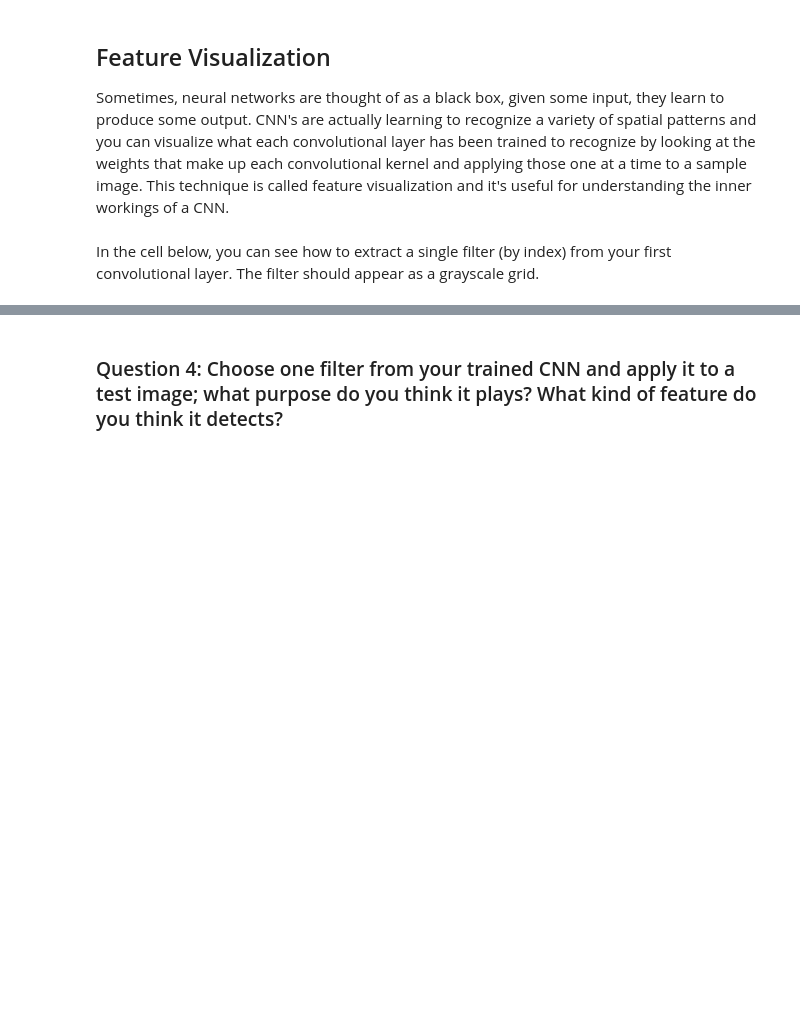
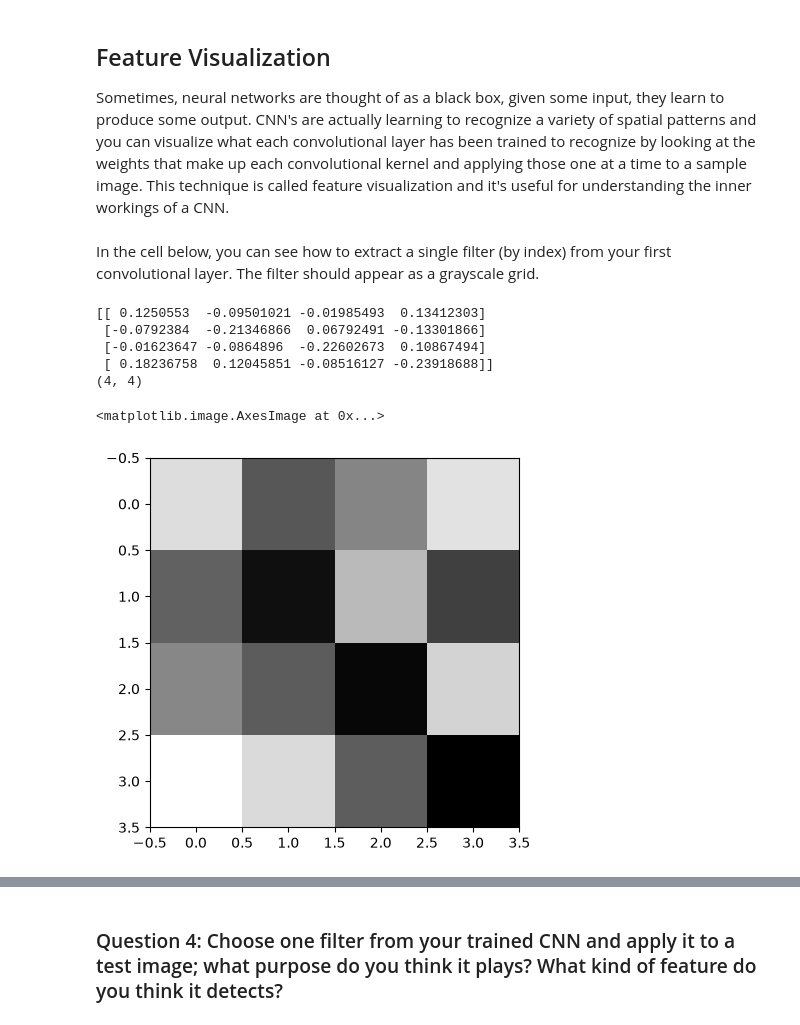
Before and after one commit to stevenijm777/P1_Facial_Keypoints, a Jupyter notebook: 2. Define the Network Architecture.ipynb, the cells around one changed output, grey strips where cells are left out. Saved outputs shown, nothing was run; the diff lists cells and outputs as text; code cells hidden in the pictures; blank space fills up the shorter version.

```diff
--- a/2. Define the Network Architecture.ipynb
+++ b/2. Define the Network Architecture.ipynb
@@ -81,10 +81,14 @@ import torch
 import torch.nn as nn
 import torch.nn.functional as F
 
+# train on the GPU if one is available
+device = torch.device("cuda" if torch.cuda.is_available() else "cpu")
+print('device:', device)
+
 ## TODO: Once you've defined the network, you can instantiate it
 # one example conv layer has been provided for you
 from models import Net
 
-net = Net()
+net = Net().to(device)
 print(net)
 # %% [output]
@@ -441,17 +517,25 @@ In the cell below, you can see how to extract a single filter (by index) from yo
 # %%
 # Get the weights in the first conv layer, "conv1"
 # if necessary, change this to reflect the name of your first conv layer
 weights1 = net.conv1.weight.data
 
-w = weights1.numpy()
+w = weights1.cpu().numpy()
 
-filter_index = 0
+filter_index = 2
 
 print(w[filter_index][0])
 print(w[filter_index][0].shape)
 
 # display the filter weights
 plt.imshow(w[filter_index][0], cmap='gray')
+# %% [output]
+[[ 0.1250553  -0.09501021 -0.01985493  0.13412303]
+ [-0.0792384  -0.21346866  0.06792491 -0.13301866]
+ [-0.01623647 -0.0864896  -0.22602673  0.10867494]
+ [ 0.18236758  0.12045851 -0.08516127 -0.23918688]]
+(4, 4)
+<matplotlib.image.AxesImage at 0x...>
+[figure, added]
 # %% [markdown]
 ## Feature maps
 
```
Also changed, not shown: parts of 23 cells of this notebook, 6 other files.
